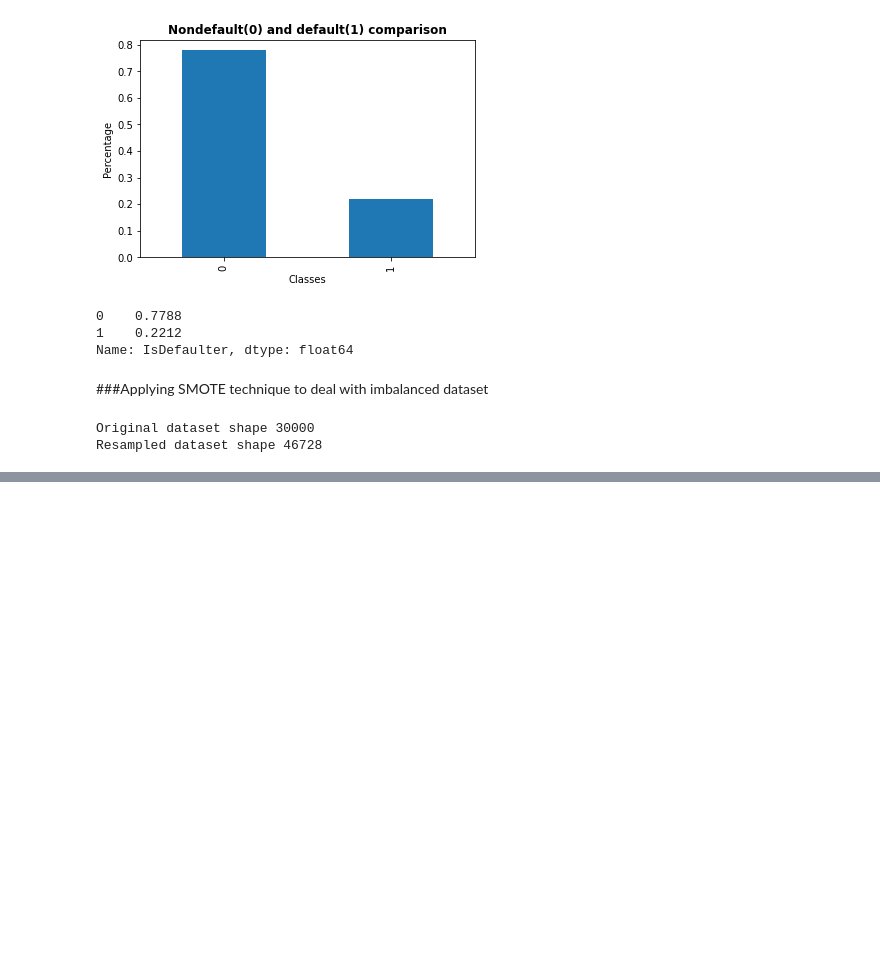
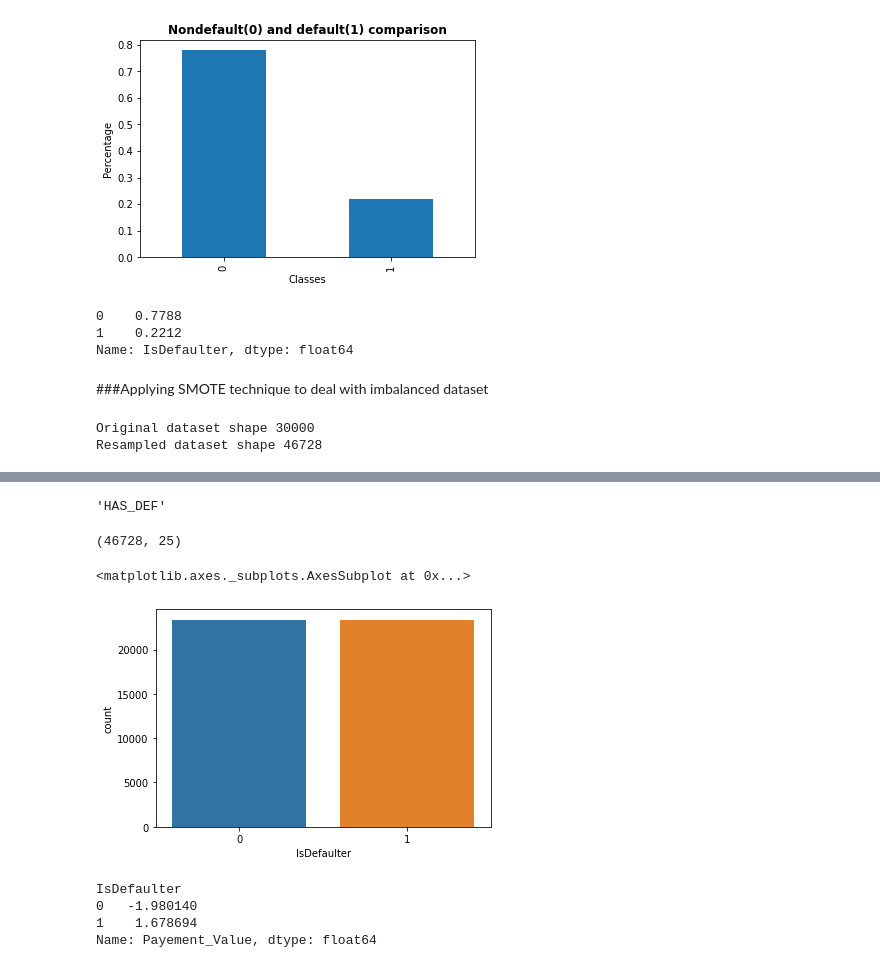
Before and after one commit to Aayushi-Sharma24/Credit_Card_Default_Prediction_Classification, a Jupyter notebook: Credit_Card_Default_Prediction_AS_Capstone_Project.ipynb, the cells around one changed output, grey strips where cells are left out. Saved outputs shown, nothing was run; the diff lists cells and outputs as text; code cells hidden in the pictures; blank space fills up the shorter version.

```diff
--- a/Credit_Card_Default_Prediction_AS_Capstone_Project.ipynb
+++ b/Credit_Card_Default_Prediction_AS_Capstone_Project.ipynb
@@ -420,0 +423,24 @@ Resampled dataset shape 46728
+# %%
+#creating columns list
+columns = list(df.columns)
+# %%
+#Remove the last column
+columns.pop()
+# %% [output]
+'HAS_DEF'
+# %%
+#Create a new Dataframe with balanced data
+balanced_df = pd.DataFrame(x_smote,columns=columns)
+# %%
+balanced_df['IsDefaulter'] = y_smote
+# %%
+#check shape of new daatframe
+balanced_df.shape
+# %% [output]
+(46728, 25)
+# %%
+#plotting balanced data using countplot
+sns.countplot('IsDefaulter', data = balanced_df)
+# %% [output]
+<matplotlib.axes._subplots.AxesSubplot at 0x...>
+[figure, added]
@@ -420,0 +450,8 @@ Resampled dataset shape 46728
+# %%
+#check mean of new feature wrt to default
+balanced_df.groupby('IsDefaulter')['Payement_Value'].mean()
+# %% [output]
+IsDefaulter
+0   -1.980140
+1    1.678694
+Name: Payement_Value, dtype: float64
```
Also changed, not shown: parts of 25 cells of this notebook.
